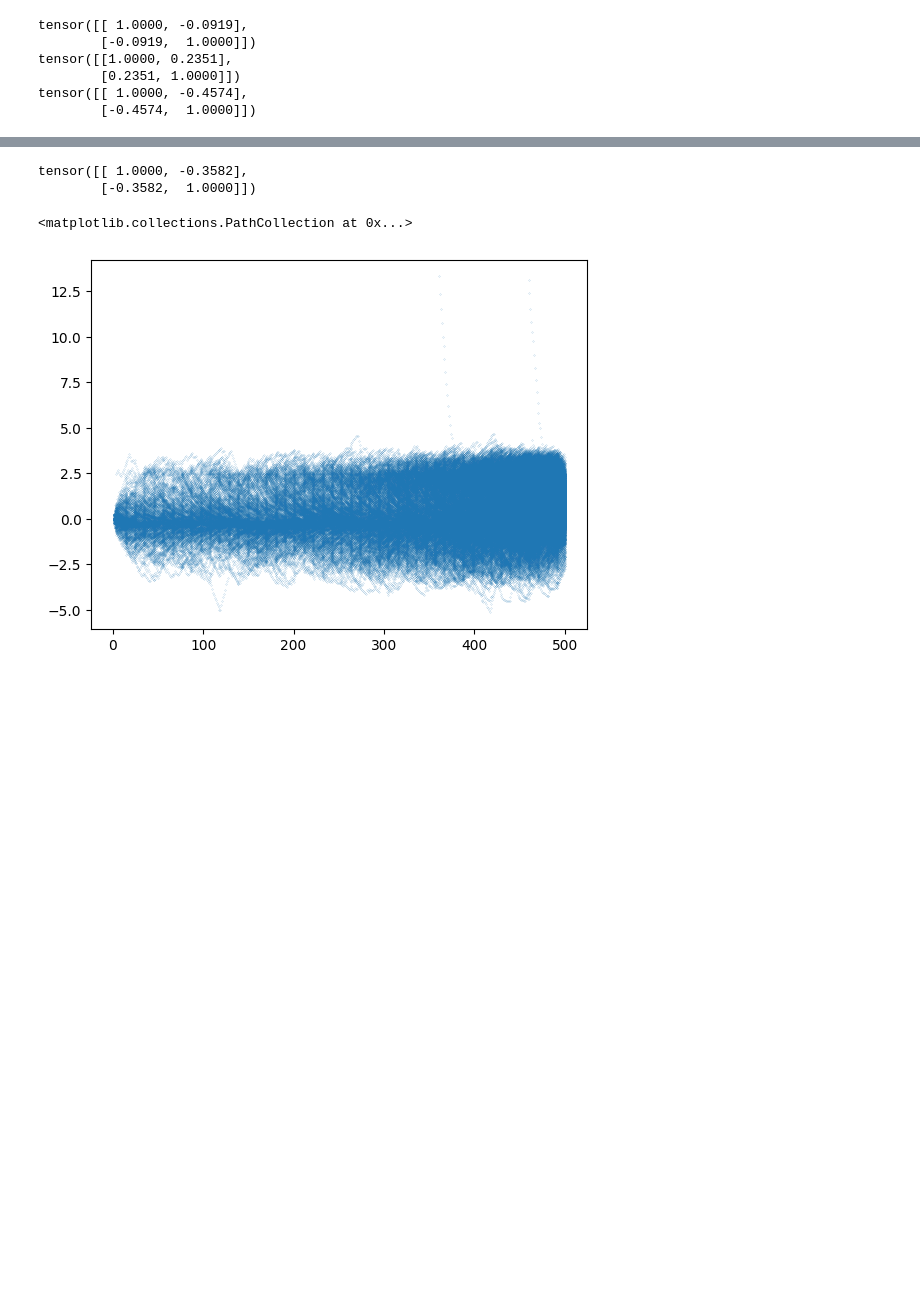
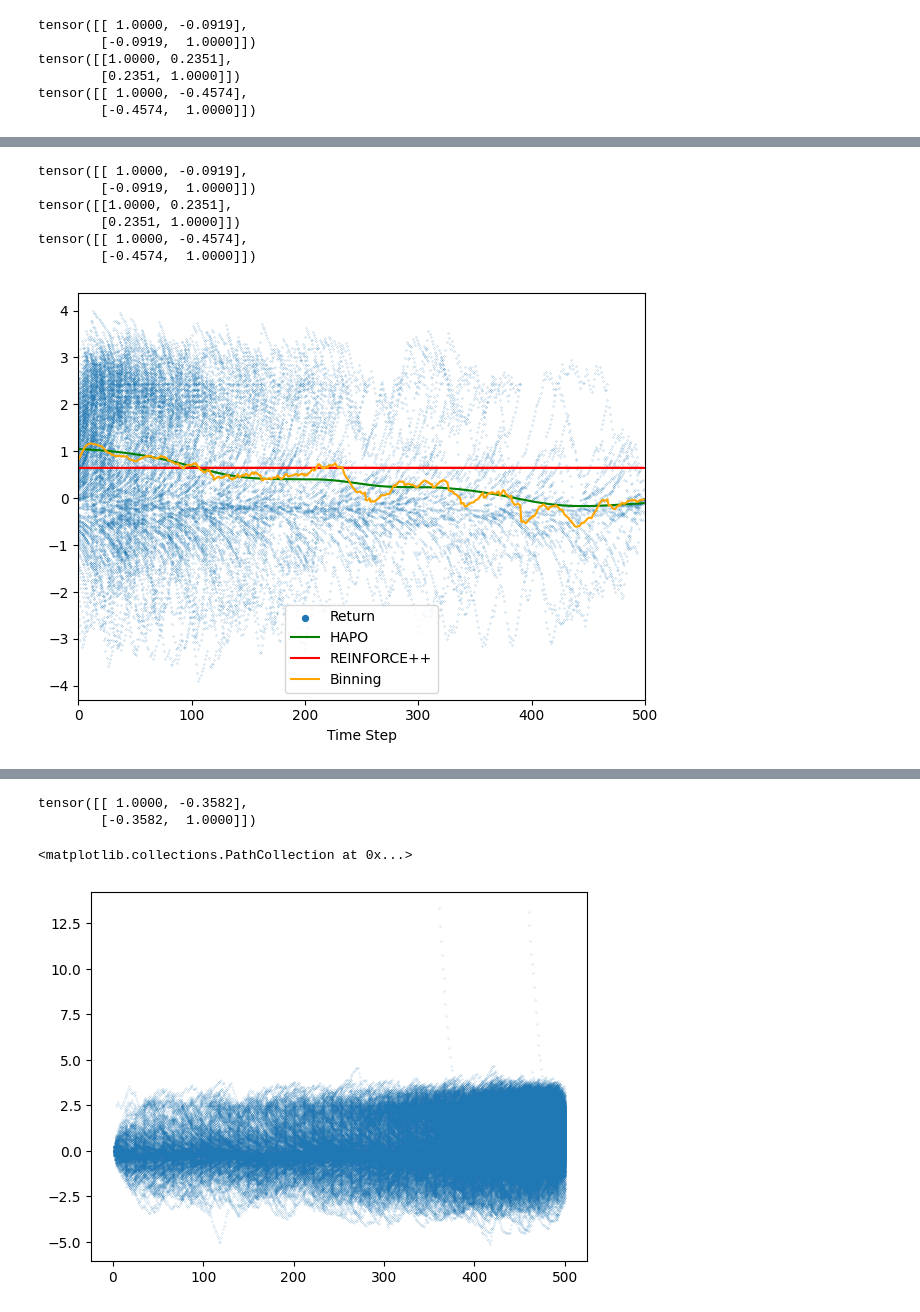
Before and after one commit to Ashrith5321/spatial_training_2, a Jupyter notebook: misc/adv_diagram.ipynb, the cells around one changed output, grey strips where cells are left out. Drawn from its saved outputs; the diff is of its cells as text; code cells hidden in the pictures; blank space fills up the shorter version.

```diff
--- a/misc/adv_diagram.ipynb
+++ b/misc/adv_diagram.ipynb
@@ -138,0 +150,72 @@ plt.show()
+# %%
+import matplotlib.pyplot as plt
+from config_schema import RLAlgoConfig
+import torch
+conf = RLAlgoConfig(gamma=0.95,distance_kernel_sigma=0.5,time_kernel_sigma=30,time_alignment="end")
+adv_tuple = compute_reinforce_plus_plus_time_kernel_advantage(traj_batch['rewards'],traj_batch['response_mask'],distances=traj_batch['distance_to_goal'],config = conf)
+# adv_tuple = compute_reinforce_plus_plus_distance_kernel_advantage(traj_batch['rewards'],traj_batch['response_mask'],distances=traj_batch['distance_to_goal'],config = conf)
+adv,flat_rtn = adv_tuple[0],adv_tuple[1]
+baseline = adv_tuple[2]
+try:
+    std = adv_tuple[3]
+except:
+    pass
+traj_batch['returns'] = flat_rtn
+traj_batch['advantage'] = adv
+
+
+time = torch.arange(traj_batch['rewards'].shape[1]).unsqueeze(0).repeat(traj_batch['rewards'].shape[0],1)
+horizon = 500-time
+horizon = horizon[traj_batch['response_mask']]
+baseline = baseline[traj_batch['response_mask']]
+initial_distance = traj_batch['distance_to_goal'][:,0].unsqueeze(-1).repeat(1,traj_batch['rewards'].shape[1])
+duration = traj_batch['response_mask'].sum(dim=1,keepdim=True)
+time_to_go = duration - time
+time_to_go = time_to_go[traj_batch['response_mask']]
+
+time = time[traj_batch['response_mask']]
+traj_ids = torch.arange(traj_batch['rewards'].shape[0]).unsqueeze(-1).repeat(1,traj_batch['rewards'].shape[1])
+traj_ids = traj_ids[traj_batch['response_mask']]
+initial_distance = initial_distance[traj_batch['response_mask']]
+
+distance = traj_batch['distance_to_goal'][traj_batch['response_mask']]
+returns = traj_batch['returns'][traj_batch['response_mask']]
+
+mask = distance<1000
+print(torch.corrcoef(torch.stack([distance[mask].float(),returns[mask].float()])))
+print(torch.corrcoef(torch.stack([horizon.float(),returns.float()])))
+print(torch.corrcoef(torch.stack([time_to_go.float(),returns.float()])))
+
+
+N = 30000
+mean = returns[:N].mean()
+feature = time_to_go[:N]
+per_feat_mean = torch.zeros(501)
+per_feat_mean.scatter_add_(0,feature,returns[:N])
+per_feat_mean_counts = torch.zeros(501)
+per_feat_mean_counts.scatter_add_(0,feature,torch.ones_like(returns[:N]))
+per_feat_mean = per_feat_mean/per_feat_mean_counts.clamp(min=1.0)
+
+sort_indices = feature[:N].argsort()
+# plt.tight_layout()
+plt.scatter(feature[:N],returns[:N],s=0.02)
+plt.plot(feature[:N][sort_indices],baseline[:N][sort_indices],color='green')
+plt.plot(feature[:N],mean*torch.ones_like(feature[:N]),color='red')
+plt.plot(feature[:N][sort_indices],per_feat_mean[feature[:N]][sort_indices],color='orange')
+plt.xlim(0,500)
+# plt.ylim(-5,5)
+plt.xlabel("Time Step")
+# plt.ylabel("Return")
+# plt.title("Return vs Time Step")
+plt.legend(["Return","HAPO","REINFORCE++","Binning"],markerscale=30)
+plt.tight_layout()
+# plt.show()
+plt.savefig("fit_elapsed.png",dpi=300,bbox_inches='tight')
+# %% [output]
+tensor([[ 1.0000, -0.0919],
+        [-0.0919,  1.0000]])
+tensor([[1.0000, 0.2351],
+        [0.2351, 1.0000]])
+tensor([[ 1.0000, -0.4574],
+        [-0.4574,  1.0000]])
+[figure, added]
```
Also changed, not shown: parts of 5 cells of this notebook, 26 other files.
